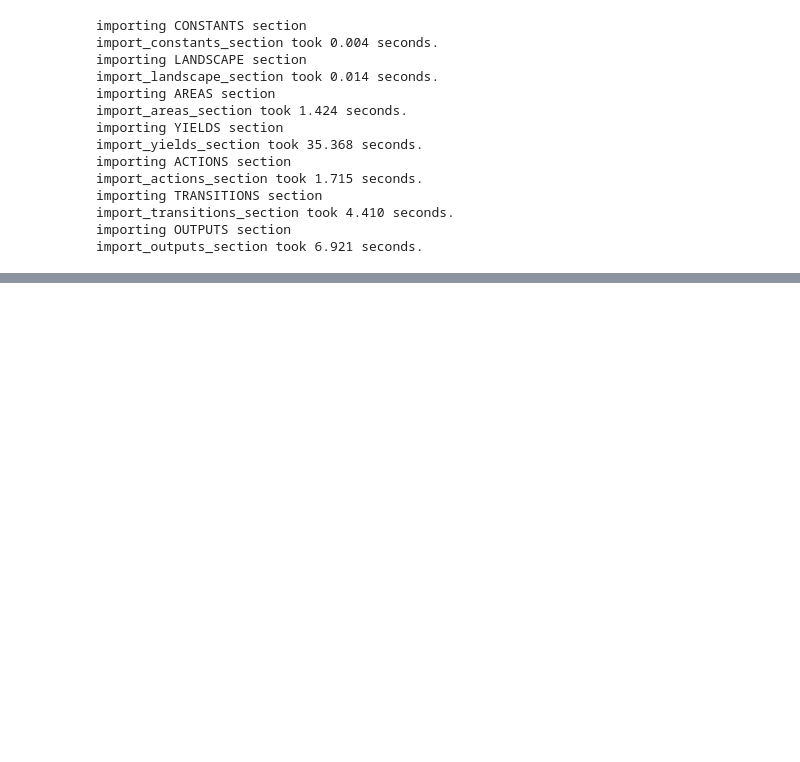
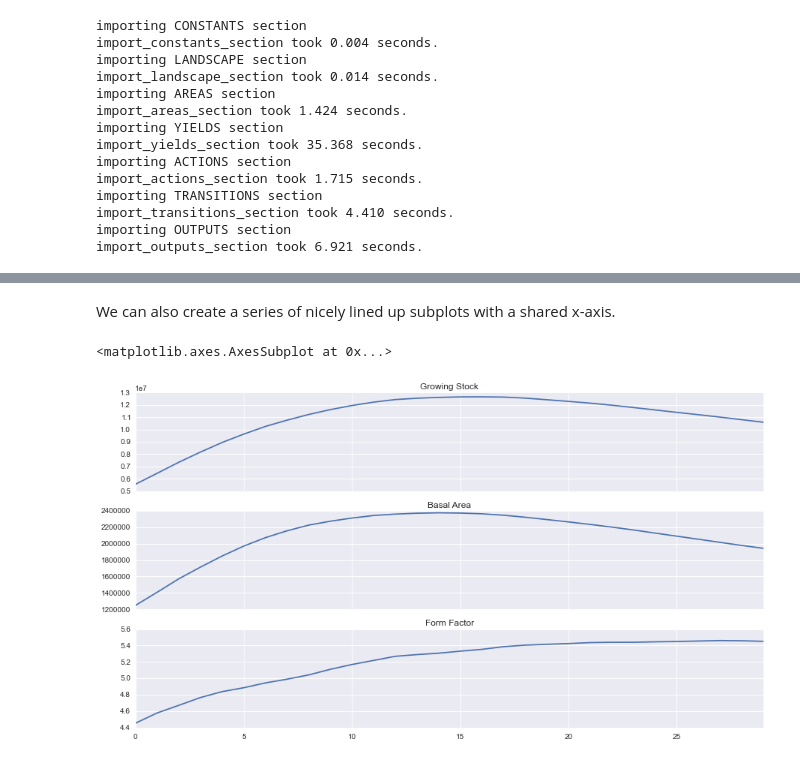
Before and after one commit to UBC-FRESH/ws3, a Jupyter notebook: ws3_test1.ipynb, the cells around one changed output, grey strips where cells are left out. Cells and saved outputs as stored; diff of their text form; code cells hidden in the pictures; blank space fills up the shorter version.

```diff
--- a/ws3_test1.ipynb
+++ b/ws3_test1.ipynb
@@ -135,0 +179,10 @@ df.act1_operable_area.plot(color='Green', secondary_y=True)
+# %% [markdown]
+We can also create a series of nicely lined up subplots with a shared x-axis.
+# %%
+fig, ax = plt.subplots(3, sharex=True, figsize=(15, 8))
+df.growing_stock.plot(ax=ax[0], title='Growing Stock')
+df.basal_area.plot(ax=ax[1], title='Basal Area')
+df.form_factor.plot(ax=ax[2], title='Form Factor')
+# %% [output]
+<matplotlib.axes.AxesSubplot at 0x...>
+[figure, added]
```
Also changed, not shown: parts of 26 cells of this notebook.
